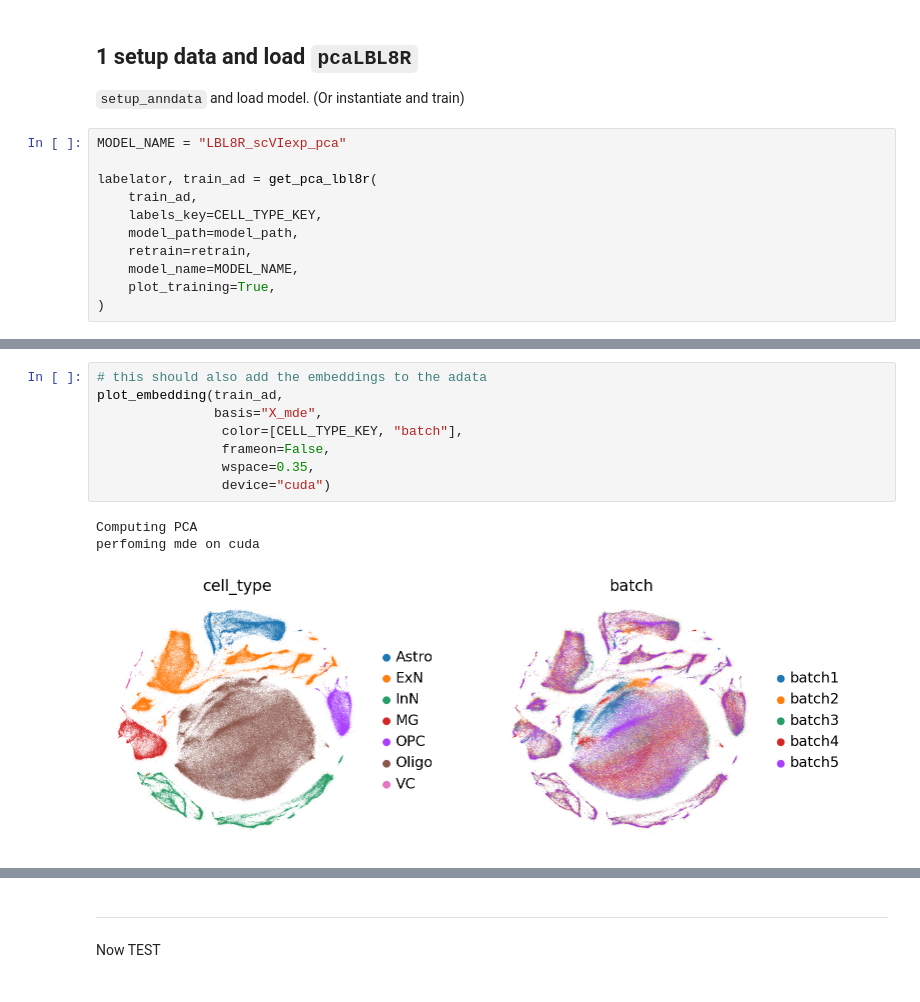
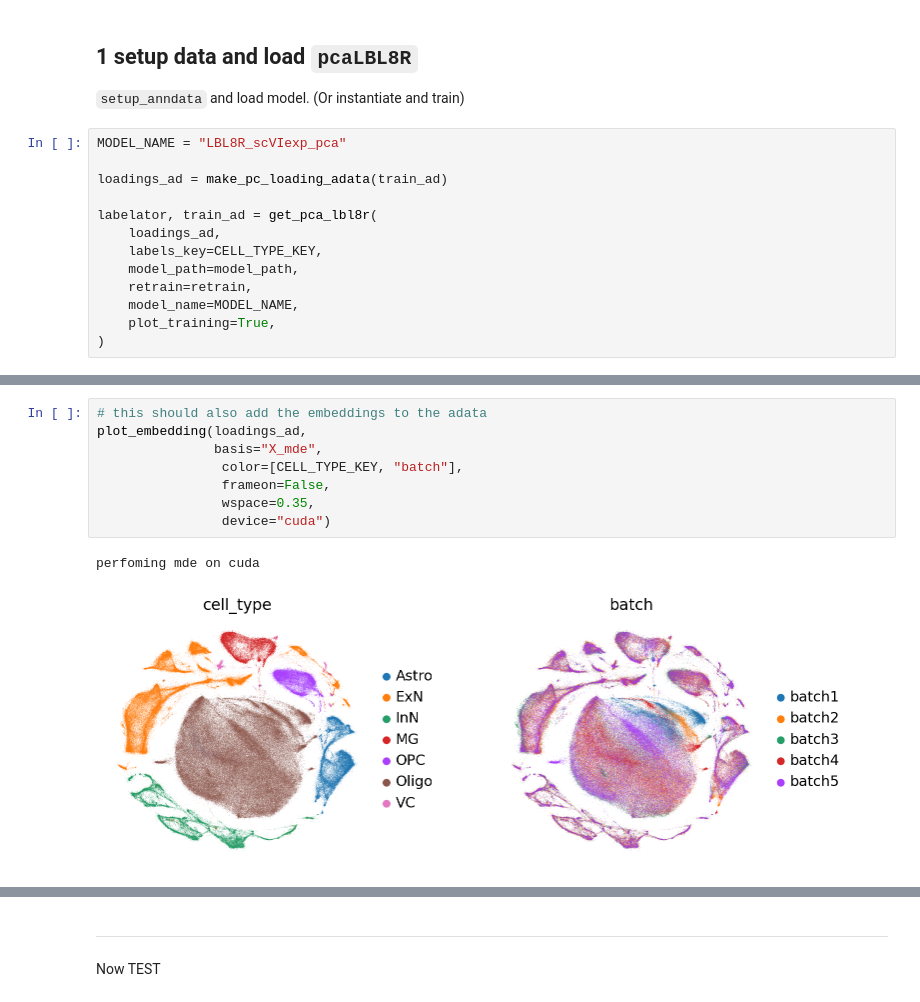
Before and after one commit to ergonyc/labelator, a Jupyter notebook: nbs/lbl8r_exp_pca.ipynb, the cells around one changed output, grey strips where cells are left out. Drawn from its saved outputs; the diff is of its cells as text.

```diff
--- a/nbs/lbl8r_exp_pca.ipynb
+++ b/nbs/lbl8r_exp_pca.ipynb
@@ -263,8 +263,10 @@ retrain = False
 # %%
 MODEL_NAME = "LBL8R_scVIexp_pca"
 
+loadings_ad = make_pc_loading_adata(train_ad)
+
 labelator, train_ad = get_pca_lbl8r(
-    train_ad,
+    loadings_ad,
     labels_key=CELL_TYPE_KEY,
     model_path=model_path,
     retrain=retrain,
@@ -292,13 +294,12 @@ plot_predictions(
 [figure]
 # %%
 # this should also add the embeddings to the adata
-plot_embedding(train_ad,
+plot_embedding(loadings_ad,
                basis="X_mde",
                 color=[CELL_TYPE_KEY, "batch"],
                 frameon=False,
                 wspace=0.35,
                 device="cuda")
 # %% [output]
-Computing PCA
 perfoming mde on cuda
-[figure, old version]
+[figure, new version]
```
Also changed, not shown: parts of 9 cells of this notebook, 4 other files.
